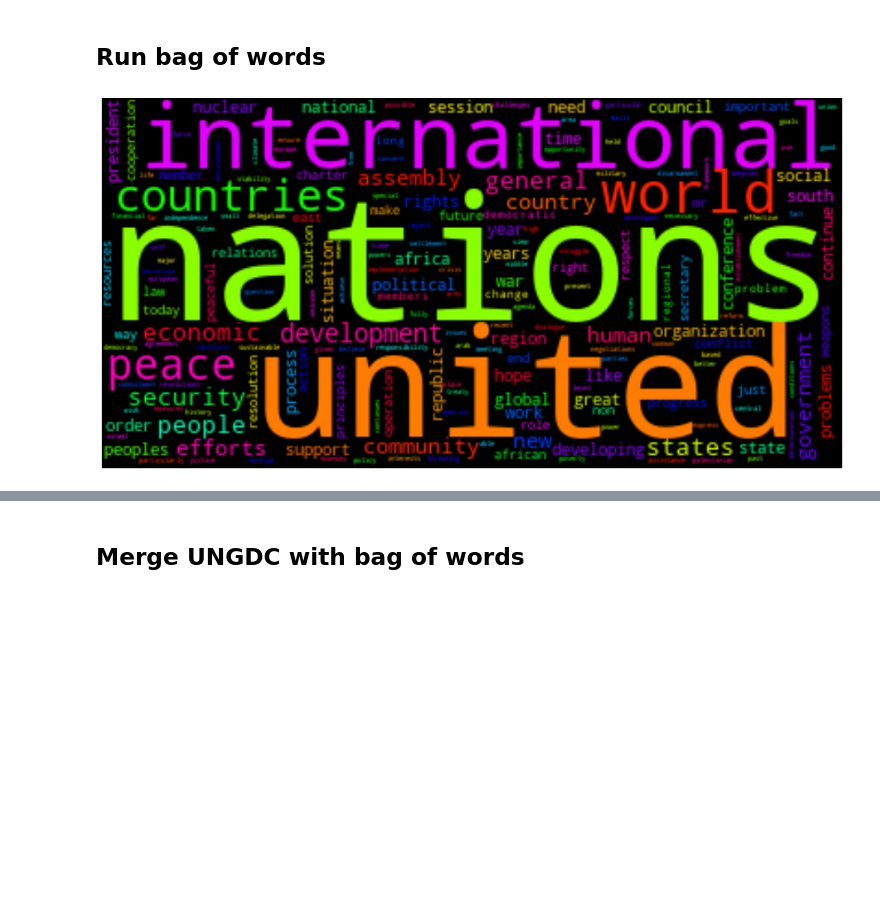
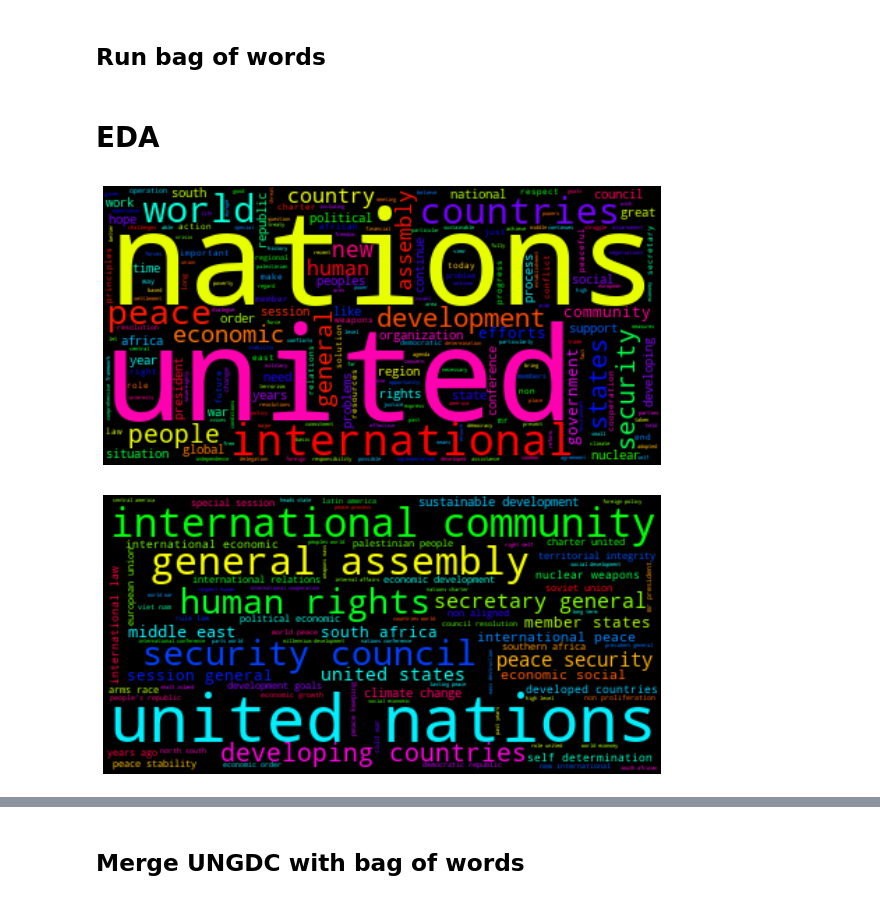
Before and after one commit to wolfbrr/FDS-2022, a Jupyter notebook: assignment-1/assignment-1.ipynb, the cells around one changed output, grey strips where cells are left out. Saved outputs shown, nothing was run; the diff lists cells and outputs as text; code cells hidden in the pictures; blank space fills up the shorter version.

```diff
--- a/assignment-1/assignment-1.ipynb
+++ b/assignment-1/assignment-1.ipynb
@@ -86,2 +99,4 @@ X_counts = pd.DataFrame(X_counts.toarray(), columns=words_list)
 #X_counts = pd.DataFrame(X_counts_tf.toarray(), columns=words_list)
+# %% [markdown]
+# EDA
 # %%
@@ -89,10 +105,21 @@ a = X_counts.sum().sort_values(ascending=False)
 # %%
-cloud = WordCloud(max_font_size=100, background_color="black", colormap="hsv").generate_from_frequencies(a)
+cloud = WordCloud(max_font_size=100, background_color="black", colormap="hsv")\
+.generate_from_frequencies(amount_of_words)
 
-plt.figure(figsize=(16,12))
+plt.figure(figsize=(10,10))
 plt.imshow(cloud, interpolation='bilinear')
 plt.axis('off')
 plt.show()
 # %% [output]
-[figure, old version]
+[figure, new version]
+# %%
+cloud = WordCloud(max_font_size=100, background_color="black", colormap="hsv")\
+.generate_from_frequencies(amount_of_words_bigram)
+
+plt.figure(figsize=(10,10))
+plt.imshow(cloud, interpolation='bilinear')
+plt.axis('off')
+plt.show()
+# %% [output]
+[figure, added]
 # %%
```
Also changed, not shown: parts of 23 cells of this notebook, 1 other file.
